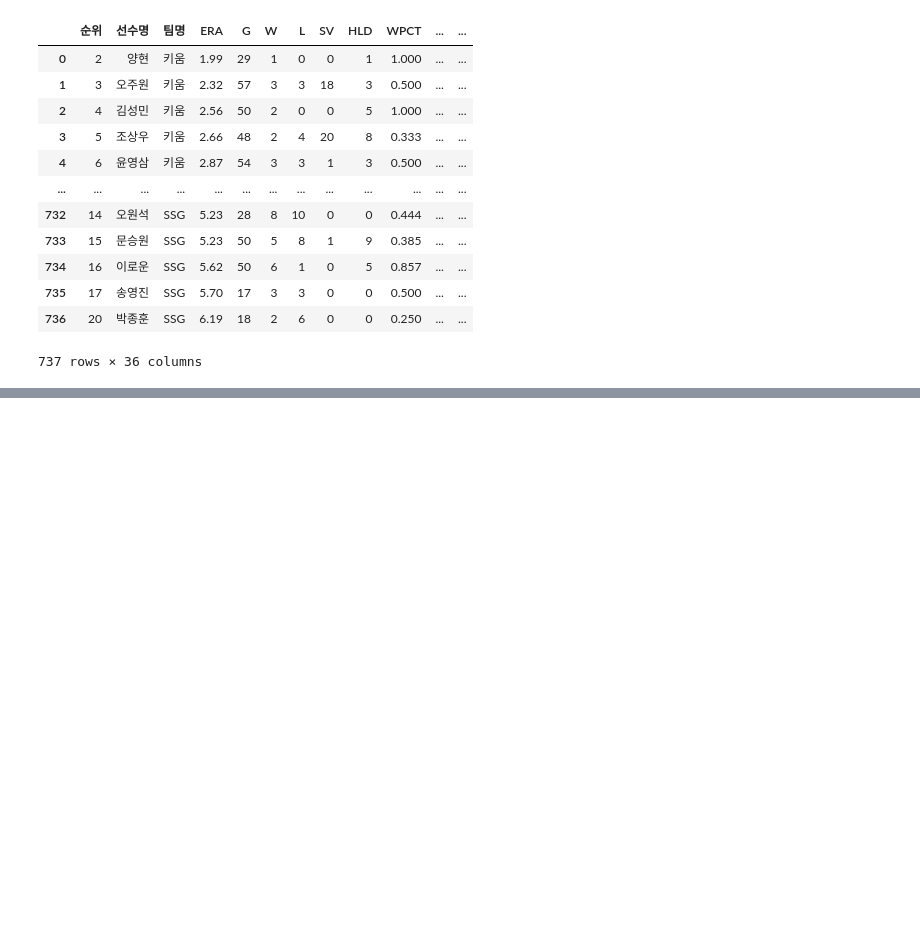
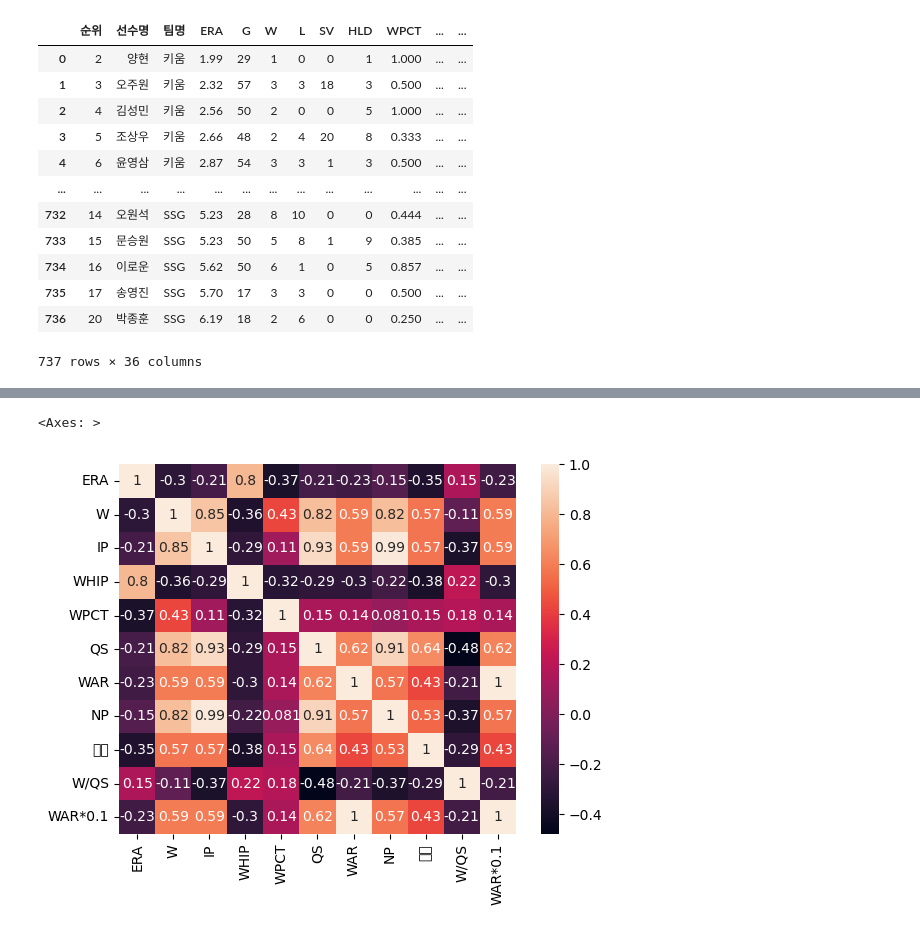
Before and after one commit to jayiuk/mid_project, a Jupyter notebook: EDA.ipynb, the cells around one changed output, grey strips where cells are left out. Cells and saved outputs as stored; diff of their text form; code cells hidden in the pictures; blank space fills up the shorter version.

```diff
--- a/EDA.ipynb
+++ b/EDA.ipynb
@@ -19,3 +19,6 @@ df
 | 735 | 17 | 송영진 | SSG | 5.70 | 17 | 3 | 3 | 0 | 0 | 0.500 | ... | ... |
 | 736 | 20 | 박종훈 | SSG | 6.19 | 18 | 2 | 6 | 0 | 0 | 0.250 | ... | ... |
 737 rows × 36 columns
+# %%
+df = df.drop('연도', axis = 1)
+df
@@ -21,0 +47,4 @@ df
+# %%
+df_c = df.copy()
+# %%
+df_c = df_c.query('IP >= 32')
@@ -21,0 +88,5 @@ df
+# %%
+df_1 = df_c[['ERA', 'W', 'IP', 'WHIP', 'WPCT','QS', 'WAR', 'NP','연봉']]
+df_1['W/QS'] = df_1['W'] / df_1['QS']
+df_1['WAR*0.1'] = df_1['WAR'] * 0.1
+df_1_corr = df_1.corr()
@@ -21,0 +104,5 @@ df
+# %%
+sns.heatmap(df_1_corr, annot = True)
+# %% [output]
+<Axes: >
+[figure, added]
```
Also changed, not shown: parts of 6 cells of this notebook.
